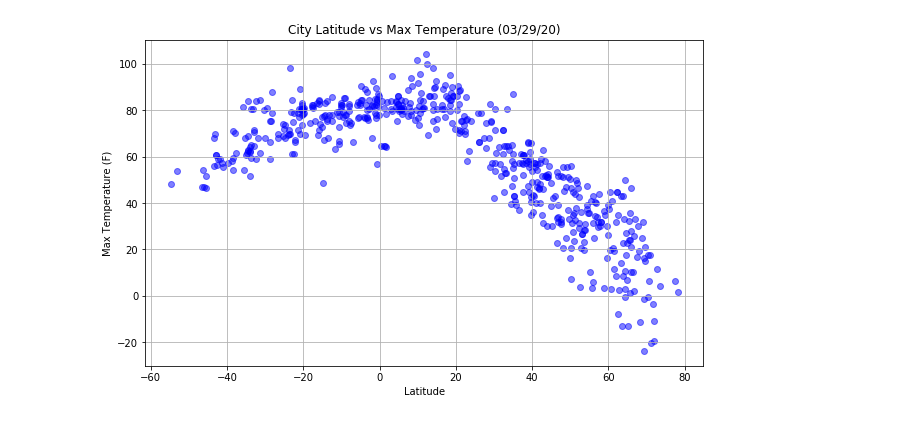
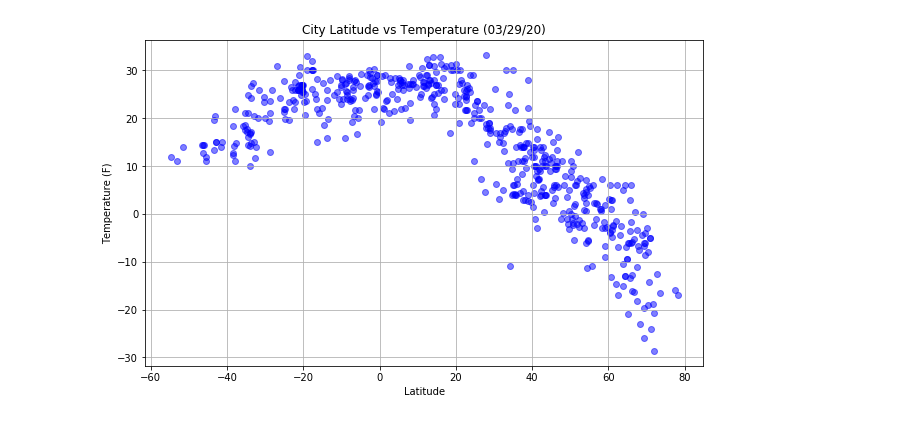
Before and after one commit to JAltacasa/API-Challenge, a Jupyter notebook: WeatherPy.ipynb, the cells around one changed output. Saved outputs shown, nothing was run; the diff lists cells and outputs as text; code cells hidden in the pictures.

```diff
--- a/WeatherPy.ipynb
+++ b/WeatherPy.ipynb
@@ -176,0 +100,15 @@ dtype: int64
+# %%
+# Convert Raw Data to DataFrame
+cities_df = pd.DataFrame({"City": cities, "Latitude": lat, "Longitude": lng,
+                          "Temperature": temp, "Humidity": humid, "Wind Speed": wind,
+                          "Cloudiness": cloud})
+
+# Drop any NA Value
+cities_df =cities_df.dropna(how="any")
+
+# How many cities do we have?
+n_cities=len(cities_df)
+#n_cities
+print(n_cities)
+
+cities_df.head()
@@ -177,15 +123,15 @@ dtype: int64
 # %%
 # Plotting the Data - Latitude vs. Temperature Plot
 plt.figure(figsize=(10,6))
-plt.scatter(df_countries["Latitude"], df_countries["Max Temperature (F)"], color='b', alpha=0.5)
+plt.scatter(cities_df["Latitude"], cities_df["Temperature"], color='b', alpha=0.5)
 plt.grid()
 plt.xlabel('Latitude')
-plt.ylabel('Max Temperature (F)')
-plt.title(f'City Latitude vs Max Temperature ({datetime.datetime.now().strftime("%D")})')
-plt.savefig("LatVsMaxTemp.png")
+plt.ylabel('Temperature (F)')
+plt.title(f'City Latitude vs Temperature ({datetime.datetime.now().strftime("%D")})')
+plt.savefig("LatVsTemp.png")
 plt.show()
 # %% [output]
-[figure, old version]
+[figure, new version]
 # %%
 # Plotting the Data - Latitude vs. Humidity Plot
 plt.figure(figsize=(10,6))
```
Also changed, not shown: parts of 20 cells of this notebook, 5 other files.
